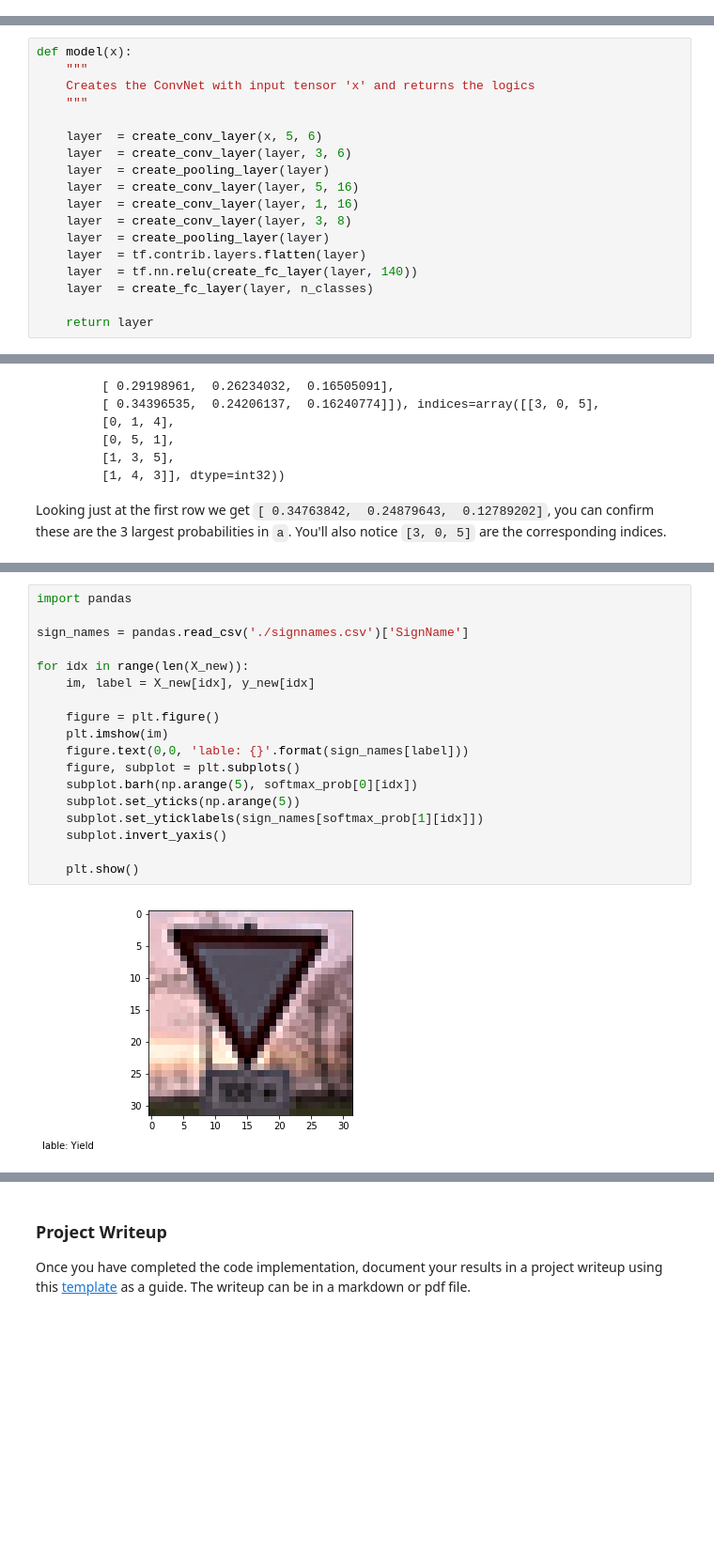
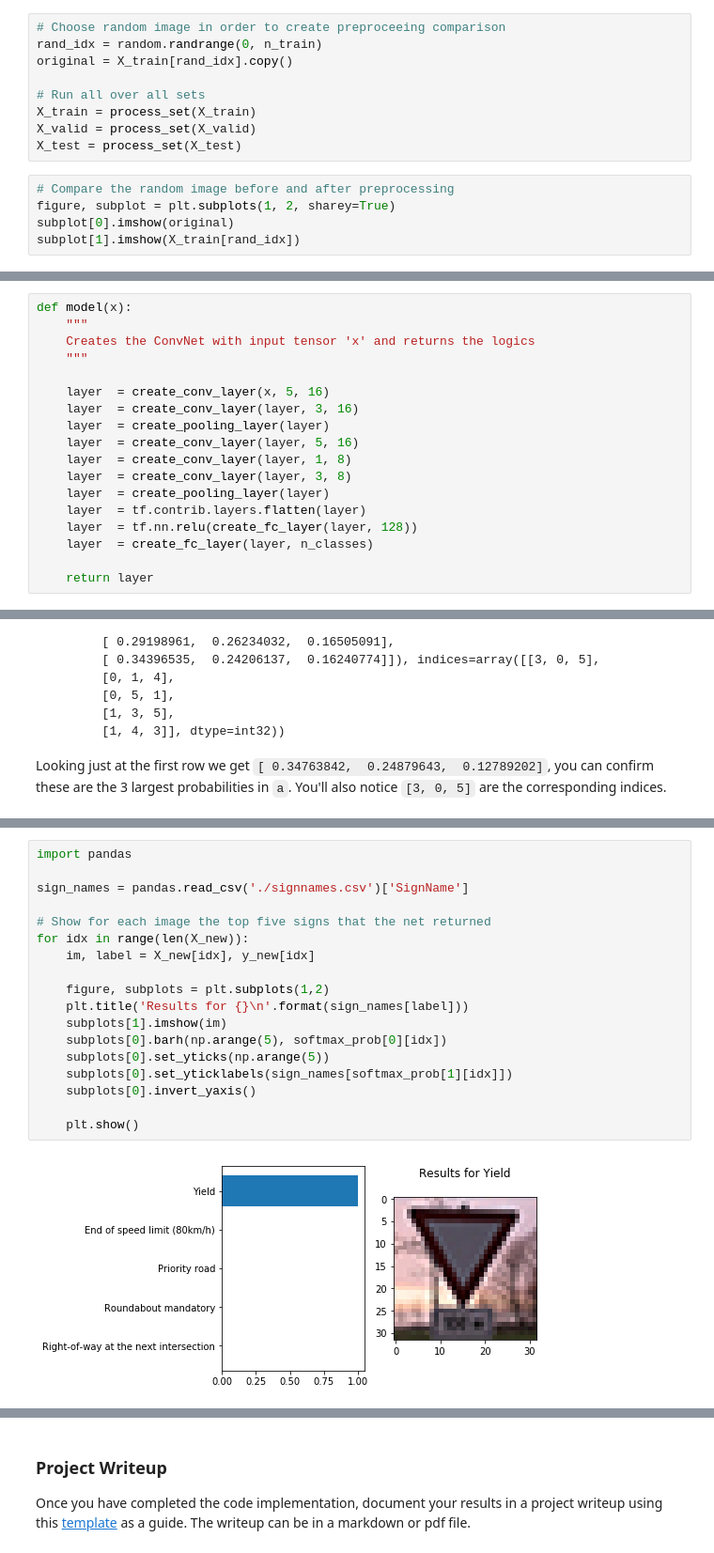
Before and after one commit to fadida/CarND-Traffic-Sign-Classifier-Project, a Jupyter notebook: Traffic_Sign_Classifier.ipynb, the cells around one changed output, grey strips where cells are left out. Shown: that part at 94% size. Cells and saved outputs as stored; diff of their text form; blank space fills up the shorter version.

```diff
--- a/Traffic_Sign_Classifier.ipynb
+++ b/Traffic_Sign_Classifier.ipynb
@@ -262,0 +267,14 @@ print(y_train[rand_idx])
+# %%
+# Choose random image in order to create preproceeing comparison
+rand_idx = random.randrange(0, n_train)
+original = X_train[rand_idx].copy()
+
+# Run all over all sets
+X_train = process_set(X_train)
+X_valid = process_set(X_valid)
+X_test = process_set(X_test)
+# %%
+# Compare the random image before and after preprocessing
+figure, subplot = plt.subplots(1, 2, sharey=True)
+subplot[0].imshow(original)
+subplot[1].imshow(X_train[rand_idx])
@@ -312,15 +333,15 @@ def model(x):
     Creates the ConvNet with input tensor 'x' and returns the logics
     """
 
-    layer  = create_conv_layer(x, 5, 6)
-    layer  = create_conv_layer(layer, 3, 6)
+    layer  = create_conv_layer(x, 5, 16)
+    layer  = create_conv_layer(layer, 3, 16)
     layer  = create_pooling_layer(layer)
     layer  = create_conv_layer(layer, 5, 16)
-    layer  = create_conv_layer(layer, 1, 16)
+    layer  = create_conv_layer(layer, 1, 8)
     layer  = create_conv_layer(layer, 3, 8)
     layer  = create_pooling_layer(layer)
     layer  = tf.contrib.layers.flatten(layer)
-    layer  = tf.nn.relu(create_fc_layer(layer, 140))
+    layer  = tf.nn.relu(create_fc_layer(layer, 128))
     layer  = create_fc_layer(layer, n_classes)
 
     return layer
@@ -560,20 +581,20 @@ TopKV2(values=array([[  7.12271869e-01,   2.84725785e-01,   2.59543373e-03,
 # %%
 import pandas
 
 sign_names = pandas.read_csv('./signnames.csv')['SignName']
 
+# Show for each image the top five signs that the net returned
 for idx in range(len(X_new)):
     im, label = X_new[idx], y_new[idx]
 
-    figure = plt.figure()
-    plt.imshow(im)
-    figure.text(0,0, 'lable: {}'.format(sign_names[label]))
-    figure, subplot = plt.subplots()
-    subplot.barh(np.arange(5), softmax_prob[0][idx])
-    subplot.set_yticks(np.arange(5))
-    subplot.set_yticklabels(sign_names[softmax_prob[1][idx]])
-    subplot.invert_yaxis()
+    figure, subplots = plt.subplots(1,2)
+    plt.title('Results for {}\n'.format(sign_names[label]))
+    subplots[1].imshow(im)
+    subplots[0].barh(np.arange(5), softmax_prob[0][idx])
+    subplots[0].set_yticks(np.arange(5))
+    subplots[0].set_yticklabels(sign_names[softmax_prob[1][idx]])
+    subplots[0].invert_yaxis()
 
     plt.show()
 # %% [output]
-[figure, old version]
+[figure, new version]
```
Also changed, not shown: parts of 8 cells of this notebook.
